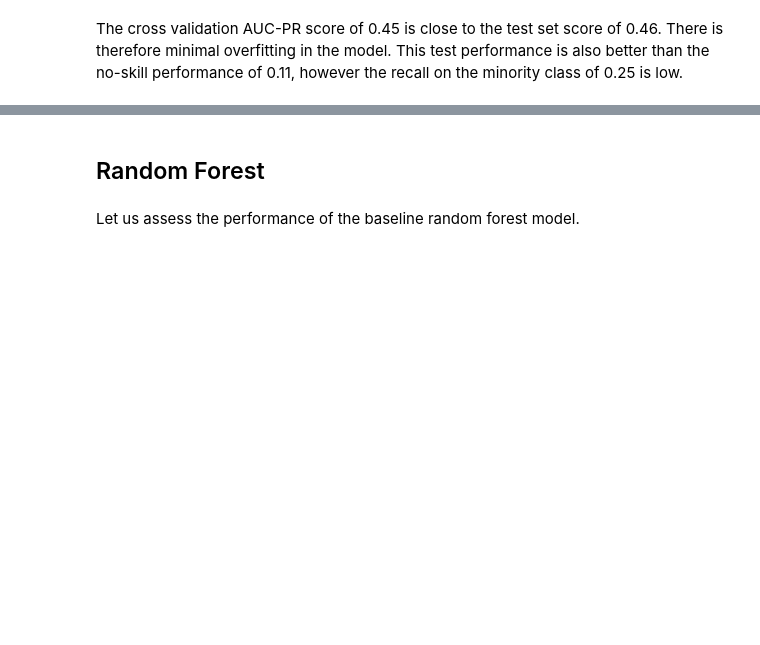
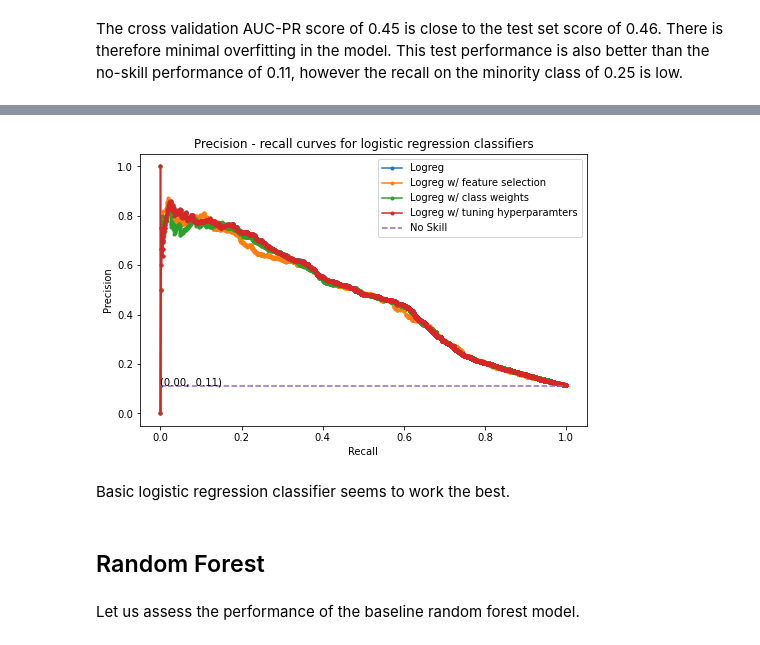
Before and after one commit to femi-lujo/bank_marketing, a Jupyter notebook: notebooks/D_Modelling.ipynb, the cells around one changed output, grey strips where cells are left out. Cells and saved outputs as stored; diff of their text form; code cells hidden in the pictures; blank space fills up the shorter version.

Commit message:
Combine model plots into one figure

```diff
--- a/notebooks/D_Modelling.ipynb
+++ b/notebooks/D_Modelling.ipynb
@@ -120,0 +203,2 @@ The cross validation AUC-PR score of 0.45 is close to the test set score of 0.46
+# %%
+logreg_cw_pred, logreg_cw_prob, logreg_cw_coef, logreg_cw_mask = pred(logreg_cw)
@@ -120,0 +244,4 @@ The cross validation AUC-PR score of 0.45 is close to the test set score of 0.46
+# %%
+logreg_hyp = LogisticRegression(C = 1, penalty = 'l2', solver = 'newton-cg', max_iter = 10000, random_state = 77)
+# %%
+logreg_hyp_pred, logreg_hyp_prob, logreg_hyp_coef, logreg_hyp_mask = pred(logreg_hyp)
@@ -120,0 +268,7 @@ The cross validation AUC-PR score of 0.45 is close to the test set score of 0.46
+# %%
+logreg_aucpr_cv_scores = [logreg_cv_mean, select_logreg_cv_mean, logreg_cw_cv_mean, logreg_search.best_score_]
+logreg_aucpr_test_scores = [logreg_auc_pr, select_logreg_auc_pr, logreg_cw_auc_pr, logreg_hyp_auc_pr]
+logreg_performance_scores = dict(logreg_cv_scores =  logreg_aucpr_cv_scores, logreg_test_scores = logreg_aucpr_test_scores)
+logreg_names = ['Logreg', 'Logreg w/ feature selection', 'Logreg w/ class weights', 'Logreg w/ tuning hyperparamters']
+logreg_probs = [logreg_prob, select_logreg_prob, logreg_cw_prob, logreg_hyp_prob]
+logreg_info = zip(logreg_names, logreg_probs)
@@ -121,3 +284,20 @@ The cross validation AUC-PR score of 0.45 is close to the test set score of 0.46
+# %%
+no_skill = len(y_test[y_test==1]) / len(y_test)
+fig, axs = plt.subplots(figsize = (8, 5))
+
+for name, prob in logreg_info:
+    auc_plot(y_test, prob, name)
+plt.xlabel('Recall')
+plt.ylabel('Precision')
+plt.title('Precision - recall curves for logistic regression classifiers')
+plt.plot([0, 1], [no_skill, no_skill], linestyle = '--', label = 'No Skill')
+plt.annotate(f'(0.00, {no_skill: .2f})',(0, no_skill))
+plt.legend()
+plt.savefig('..\\reports\\figures\\logreg.png', bbox_inches="tight");
+# %% [output]
+[figure, added]
+# %% [markdown]
+Basic logistic regression classifier seems to work the best.
 # %% [markdown]
 ## Random Forest
 # %% [markdown]
```
Also changed, not shown: parts of 251 cells of this notebook.
